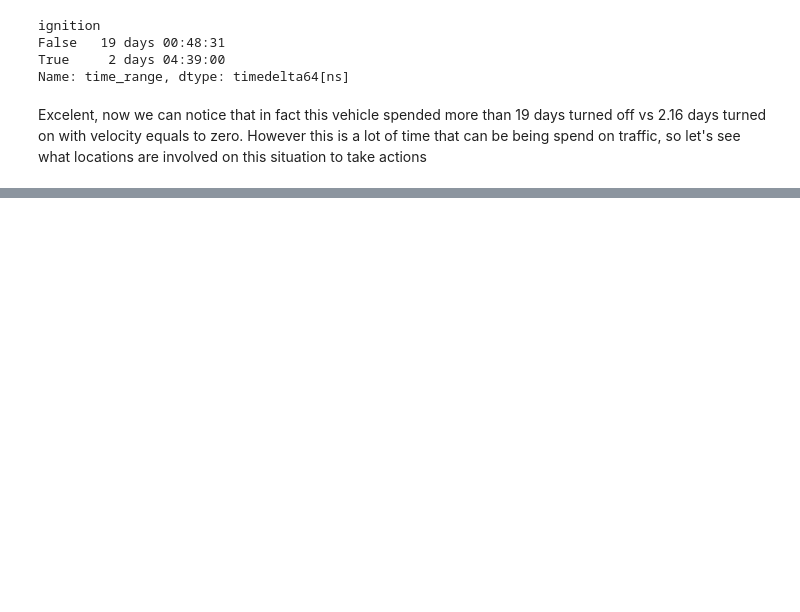
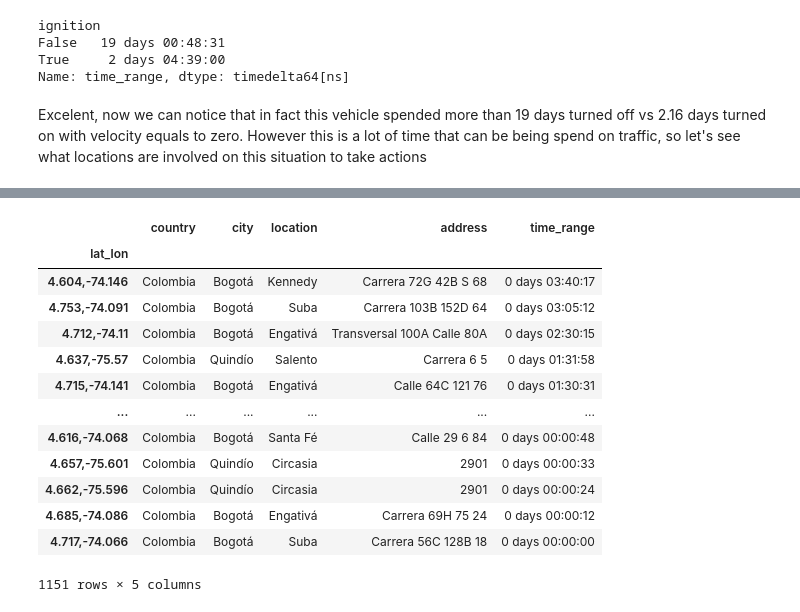
Before and after one commit to AlejoB13C/rastreo-satelital, a Jupyter notebook: notebooks/0.1-Basic-EDA.ipynb, the cells around one changed output, grey strips where cells are left out. Cells and saved outputs as stored; diff of their text form; code cells hidden in the pictures; blank space fills up the shorter version.

```diff
--- a/notebooks/0.1-Basic-EDA.ipynb
+++ b/notebooks/0.1-Basic-EDA.ipynb
@@ -130,0 +148,32 @@ Excelent, now we can notice that in fact this vehicle spended more than 19 days
+# %%
+df_traffic = df_rep[(df_rep['velocity'] <= 15) & (df_rep['ignition'] == True)]
+
+# df_traffic.groupby(['country', 'city', 'location', 'lat_lon'])\
+#     [['address','time_range']]\
+#     .agg({'address': 'first', 'time_range': 'sum'})\
+#     .sort_values(ascending=False, by='time_range')
+
+df_traffic.groupby(['lat_lon'])\
+    [['country', 'city', 'location', 'address','time_range']]\
+    .agg({
+        'country': 'first',
+        'city': 'first',
+        'location': 'first',
+        'address': 'first',
+        'time_range': 'sum'})\
+    .sort_values(ascending=False, by='time_range')
+# %% [output]
+|  | country | city | location | address | time_range |
+| lat_lon |  |  |  |  |  |
+| 4.604,-74.146 | Colombia | Bogotá | Kennedy | Carrera 72G 42B S 68 | 0 days 03:40:17 |
+| 4.753,-74.091 | Colombia | Bogotá | Suba | Carrera 103B 152D 64 | 0 days 03:05:12 |
+| 4.712,-74.11 | Colombia | Bogotá | Engativá | Transversal 100A Calle 80A | 0 days 02:30:15 |
+| 4.637,-75.57 | Colombia | Quindío | Salento | Carrera 6 5 | 0 days 01:31:58 |
+| 4.715,-74.141 | Colombia | Bogotá | Engativá | Calle 64C 121 76 | 0 days 01:30:31 |
+| ... | ... | ... | ... | ... | ... |
+| 4.616,-74.068 | Colombia | Bogotá | Santa Fé | Calle 29 6 84 | 0 days 00:00:48 |
+| 4.657,-75.601 | Colombia | Quindío | Circasia | 2901 | 0 days 00:00:33 |
+| 4.662,-75.596 | Colombia | Quindío | Circasia | 2901 | 0 days 00:00:24 |
+| 4.685,-74.086 | Colombia | Bogotá | Engativá | Carrera 69H 75 24 | 0 days 00:00:12 |
+| 4.717,-74.066 | Colombia | Bogotá | Suba | Carrera 56C 128B 18 | 0 days 00:00:00 |
+1151 rows × 5 columns
```
Also changed, not shown: parts of 10 cells of this notebook.
